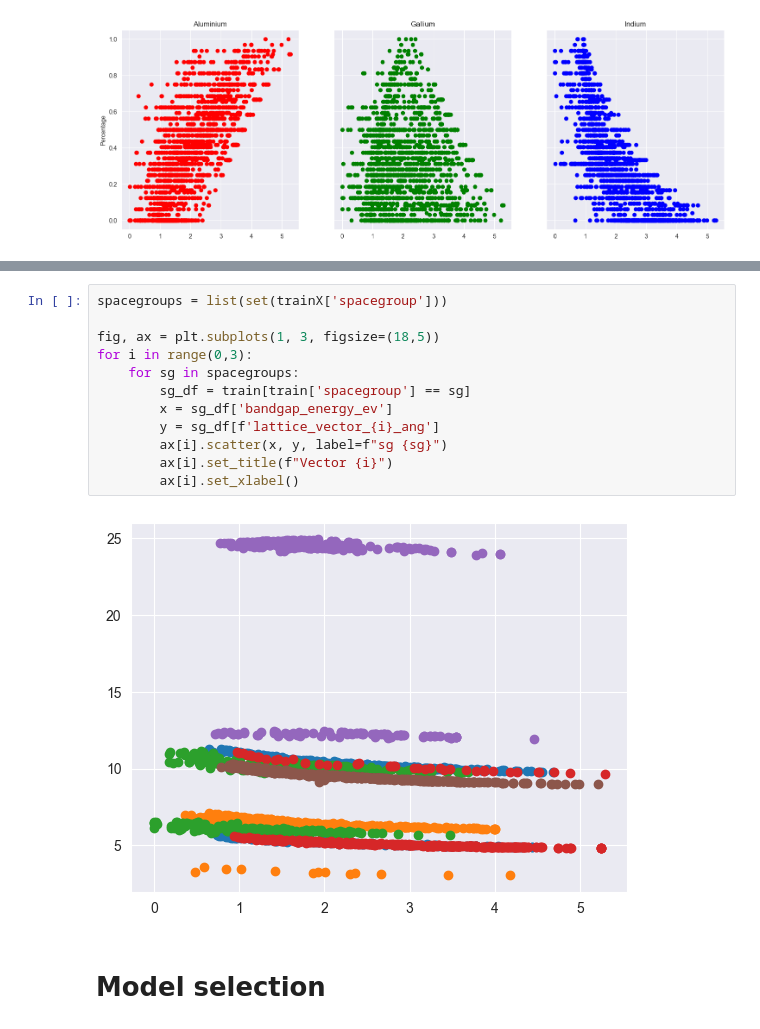
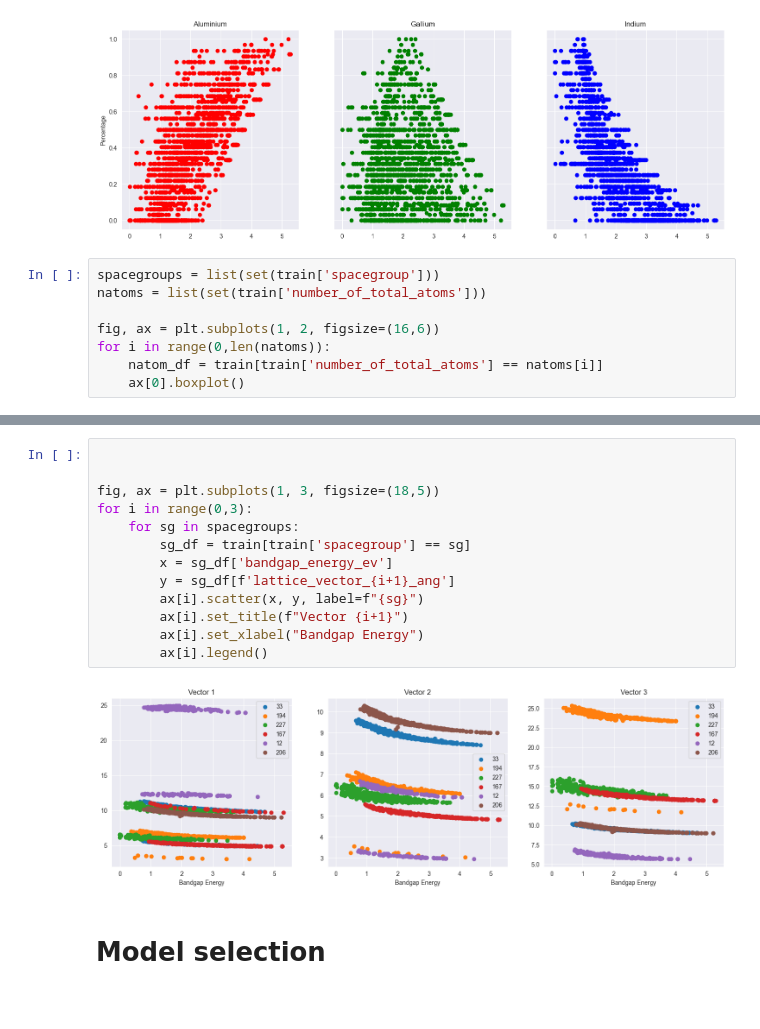
Before and after one commit to lorycontixd/Nomad-Transparent-Conductor-Regression, a Jupyter notebook: final.ipynb, the cells around one changed output, grey strips where cells are left out. Saved outputs shown, nothing was run; the diff lists cells and outputs as text.

Commit message:
bandgap energy interactions

```diff
--- a/final.ipynb
+++ b/final.ipynb
@@ -350,3 +350,11 @@ ax[2].set_title("Indium")
 plt.show()
 # %% [output]
 [figure]
+# %%
+spacegroups = list(set(train['spacegroup']))
+natoms = list(set(train['number_of_total_atoms']))
+
+fig, ax = plt.subplots(1, 2, figsize=(16,6))
+for i in range(0,len(natoms)):
+    natom_df = train[train['number_of_total_atoms'] == natoms[i]]
+    ax[0].boxplot()
@@ -353,17 +363,18 @@ plt.show()
 # %%
-spacegroups = list(set(trainX['spacegroup']))
+
 
 fig, ax = plt.subplots(1, 3, figsize=(18,5))
 for i in range(0,3):
     for sg in spacegroups:
         sg_df = train[train['spacegroup'] == sg]
         x = sg_df['bandgap_energy_ev']
-        y = sg_df[f'lattice_vector_{i}_ang']
-        ax[i].scatter(x, y, label=f"sg {sg}")
-        ax[i].set_title(f"Vector {i}")
-        ax[i].set_xlabel()
+        y = sg_df[f'lattice_vector_{i+1}_ang']
+        ax[i].scatter(x, y, label=f"{sg}")
+        ax[i].set_title(f"Vector {i+1}")
+        ax[i].set_xlabel("Bandgap Energy")
+        ax[i].legend()
 # %% [output]
-[figure, old version]
+[figure, new version]
 # %% [markdown]
 # Model selection
 # %% [markdown]
```
Also changed, not shown: parts of 5 cells of this notebook.
